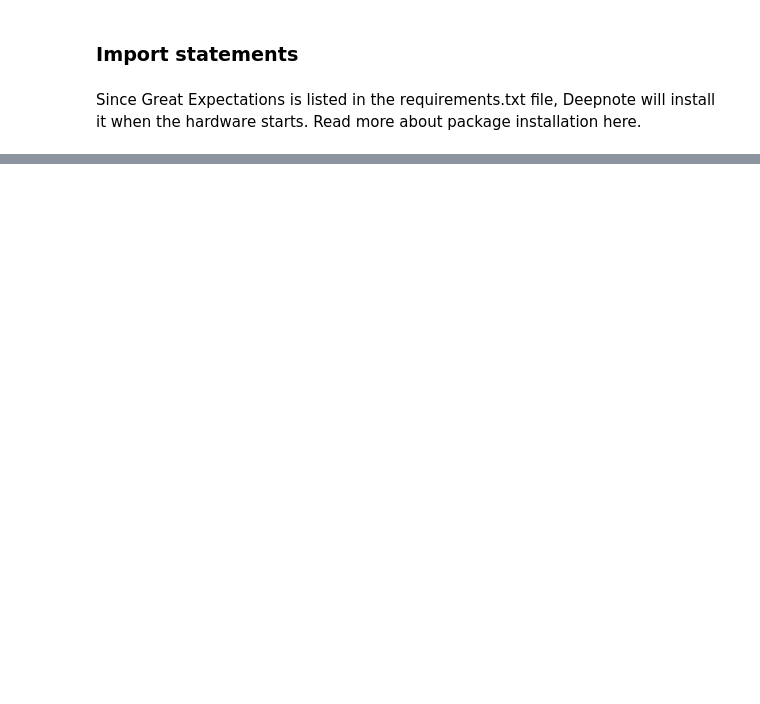
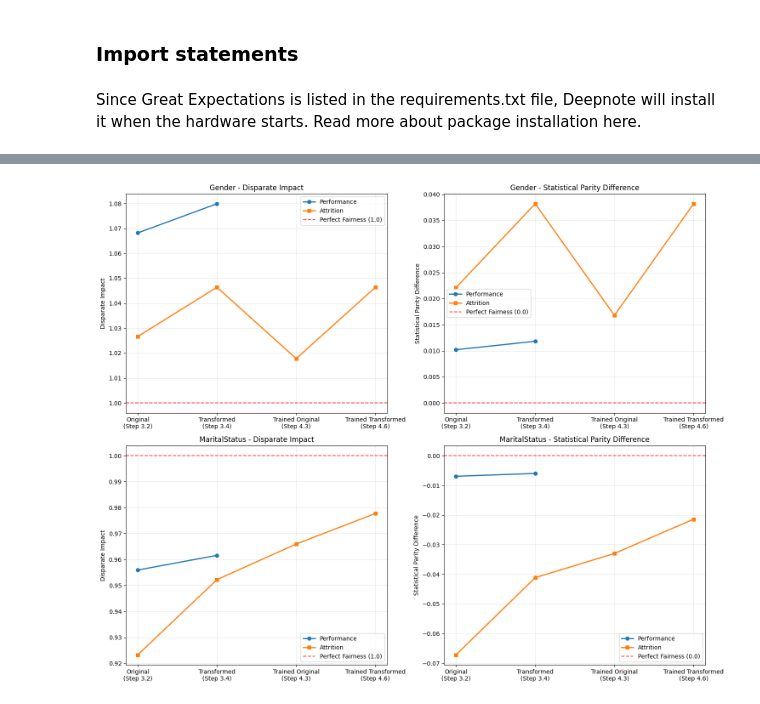
Before and after one commit to gtfresh24/cs6603-final-project, a Jupyter notebook: sryu71_Final_Project.ipynb, the cells around one changed output, grey strips where cells are left out. Saved outputs shown, nothing was run; the diff lists cells and outputs as text; code cells hidden in the pictures; blank space fills up the shorter version.

```diff
--- a/sryu71_Final_Project.ipynb
+++ b/sryu71_Final_Project.ipynb
@@ -955,0 +670,97 @@ print("="*80)
+# %%
+# Step 5: Analysis - Complete Fairness Metrics Comparison
+# ========================================================
+
+# Data from Step 3 (Mark) and Step 4 (Mike)
+data = {
+    'Step 3.2 - Original Dataset': {
+        'Gender_Attrition_DI': 1.026639,
+        'Gender_Attrition_SPD': 0.022109,
+        'Gender_Performance_DI': 1.068182,
+        'Gender_Performance_SPD': 0.010204,
+        'MaritalStatus_Attrition_DI': 0.923267,
+        'MaritalStatus_Attrition_SPD': -0.067156,
+        'MaritalStatus_Performance_DI': 0.955943,
+        'MaritalStatus_Performance_SPD': -0.006939
+    },
+    'Step 3.4 - Transformed Dataset': {
+        'Gender_Attrition_DI': 1.046385,
+        'Gender_Attrition_SPD': 0.038197,
+        'Gender_Performance_DI': 1.079889,
+        'Gender_Performance_SPD': 0.011816,
+        'MaritalStatus_Attrition_DI': 0.952235,
+        'MaritalStatus_Attrition_SPD': -0.041128,
+        'MaritalStatus_Performance_DI': 0.961593,
+        'MaritalStatus_Performance_SPD': -0.005987
+    },
+    'Step 4.3 - Trained on Original': {
+        'Gender_Attrition_DI': 1.017763,
+        'Gender_Attrition_SPD': 0.016783,
+        'MaritalStatus_Attrition_DI': 0.965959,
+        'MaritalStatus_Attrition_SPD': -0.032989
+    },
+    'Step 4.6 - Trained on Transformed': {
+        'Gender_Attrition_DI': 1.046385,
+        'Gender_Attrition_SPD': 0.038197,
+        'MaritalStatus_Attrition_DI': 0.977732,
+        'MaritalStatus_Attrition_SPD': -0.021408
+    }
+}
+
+# Create comprehensive comparison plots
+fig, ((ax1, ax2), (ax3, ax4)) = plt.subplots(2, 2, figsize=(15, 12))
+
+# 1. Gender - Disparate Impact
+stages = ['Original\n(Step 3.2)', 'Transformed\n(Step 3.4)', 'Trained Original\n(Step 4.3)', 'Trained Transformed\n(Step 4.6)']
+gender_di_attrition = [1.026639, 1.046385, 1.017763, 1.046385]
+gender_di_performance = [1.068182, 1.079889, None, None]  # Step 4 only did Attrition
+
+ax1.plot(stages[:2], gender_di_performance[:2], 'o-', label='Performance', linewidth=2)
+ax1.plot(stages, gender_di_attrition, 's-', label='Attrition', linewidth=2)
+ax1.axhline(y=1.0, color='red', linestyle='--', alpha=0.7, label='Perfect Fairness (1.0)')
+ax1.set_title('Gender - Disparate Impact')
+ax1.set_ylabel('Disparate Impact')
+ax1.legend()
+ax1.grid(True, alpha=0.3)
+
+# 2. Gender - Statistical Parity Difference
+gender_spd_attrition = [0.022109, 0.038197, 0.016783, 0.038197]
+gender_spd_performance = [0.010204, 0.011816, None, None]
+
+ax2.plot(stages[:2], gender_spd_performance[:2], 'o-', label='Performance', linewidth=2)
+ax2.plot(stages, gender_spd_attrition, 's-', label='Attrition', linewidth=2)
+ax2.axhline(y=0.0, color='red', linestyle='--', alpha=0.7, label='Perfect Fairness (0.0)')
+ax2.set_title('Gender - Statistical Parity Difference')
+ax2.set_ylabel('Statistical Parity Difference')
+ax2.legend()
+ax2.grid(True, alpha=0.3)
+
+# 3. MaritalStatus - Disparate Impact
+marital_di_attrition = [0.923267, 0.952235, 0.965959, 0.977732]
+marital_di_performance = [0.955943, 0.961593, None, None]
+
+ax3.plot(stages[:2], marital_di_performance[:2], 'o-', label='Performance', linewidth=2)
+ax3.plot(stages, marital_di_attrition, 's-', label='Attrition', linewidth=2)
+ax3.axhline(y=1.0, color='red', linestyle='--', alpha=0.7, label='Perfect Fairness (1.0)')
+ax3.set_title('MaritalStatus - Disparate Impact')
+ax3.set_ylabel('Disparate Impact')
+ax3.legend()
+ax3.grid(True, alpha=0.3)
+
+# 4. MaritalStatus - Statistical Parity Difference
+marital_spd_attrition = [-0.067156, -0.041128, -0.032989, -0.021408]
+marital_spd_performance = [-0.006939, -0.005987, None, None]
+
+ax4.plot(stages[:2], marital_spd_performance[:2], 'o-', label='Performance', linewidth=2)
+ax4.plot(stages, marital_spd_attrition, 's-', label='Attrition', linewidth=2)
+ax4.axhline(y=0.0, color='red', linestyle='--', alpha=0.7, label='Perfect Fairness (0.0)')
+ax4.set_title('MaritalStatus - Statistical Parity Difference')
+ax4.set_ylabel('Statistical Parity Difference')
+ax4.legend()
+ax4.grid(True, alpha=0.3)
+
+plt.tight_layout()
+plt.savefig('5_2_Comprehensive_Fairness_Comparison.png')
+plt.show()
+# %% [output]
+[figure, added]
```
Also changed, not shown: parts of 37 cells of this notebook.
